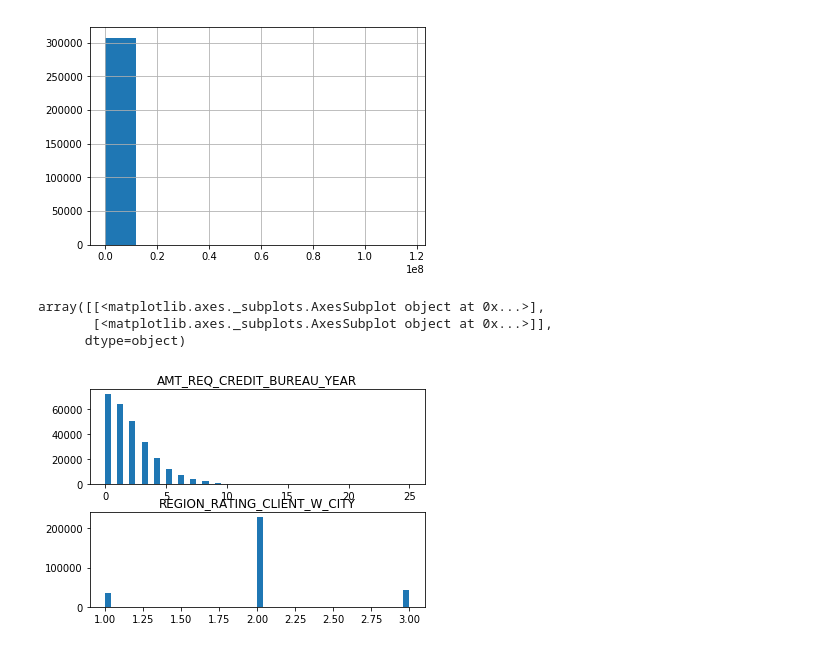
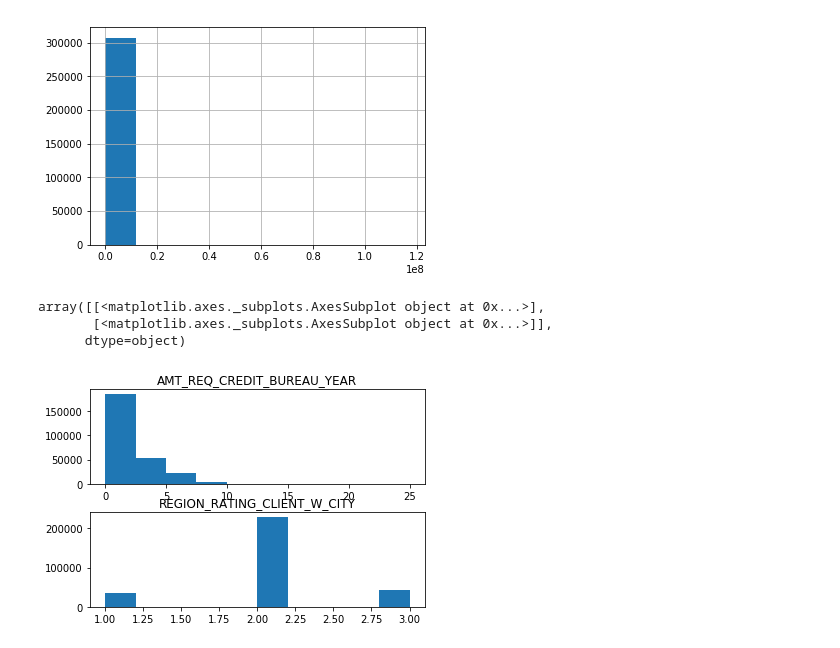
Before and after one commit to IreneWMU/100Day-ML-Marathon, a Jupyter notebook: homework/Day_005_HW.ipynb, the cells around one changed output. Saved outputs shown, nothing was run; the diff lists cells and outputs as text; code cells hidden in the pictures.

```diff
--- a/homework/Day_005_HW.ipynb
+++ b/homework/Day_005_HW.ipynb
@@ -89,15 +89,15 @@ app_train['AMT_INCOME_TOTAL'].hist()
 [figure]
 # %%
 #app_train.hist(column=['REGION_RATING_CLIENT', 'AMT_INCOME_TOTAL'], layout=(2,1), bins=50, grid=False)
-app_train.hist(column=['REGION_RATING_CLIENT_W_CITY', 'AMT_REQ_CREDIT_BUREAU_YEAR'], layout=(2,1), bins=50, grid=False)
+app_train.hist(column=['REGION_RATING_CLIENT_W_CITY', 'AMT_REQ_CREDIT_BUREAU_YEAR'], layout=(2,1), bins=10, grid=False)
 # layout=(2,1) 將圖分成 2 row、1 column
-# bins=20  分成20等份，預設10等份
+# bins=10  分成20等份，預設10等份
 # grid=False 消除格線
 # %% [output]
 array([[<matplotlib.axes._subplots.AxesSubplot object at 0x...>],
        [<matplotlib.axes._subplots.AxesSubplot object at 0x...>]],
       dtype=object)
-[figure, old version]
+[figure, new version]
 # %%
 #s = Series(df.cumsum('AMT_INCOME_TOTAL'), index=df.arange(0, 100, 10))
 #s.plot()
```
